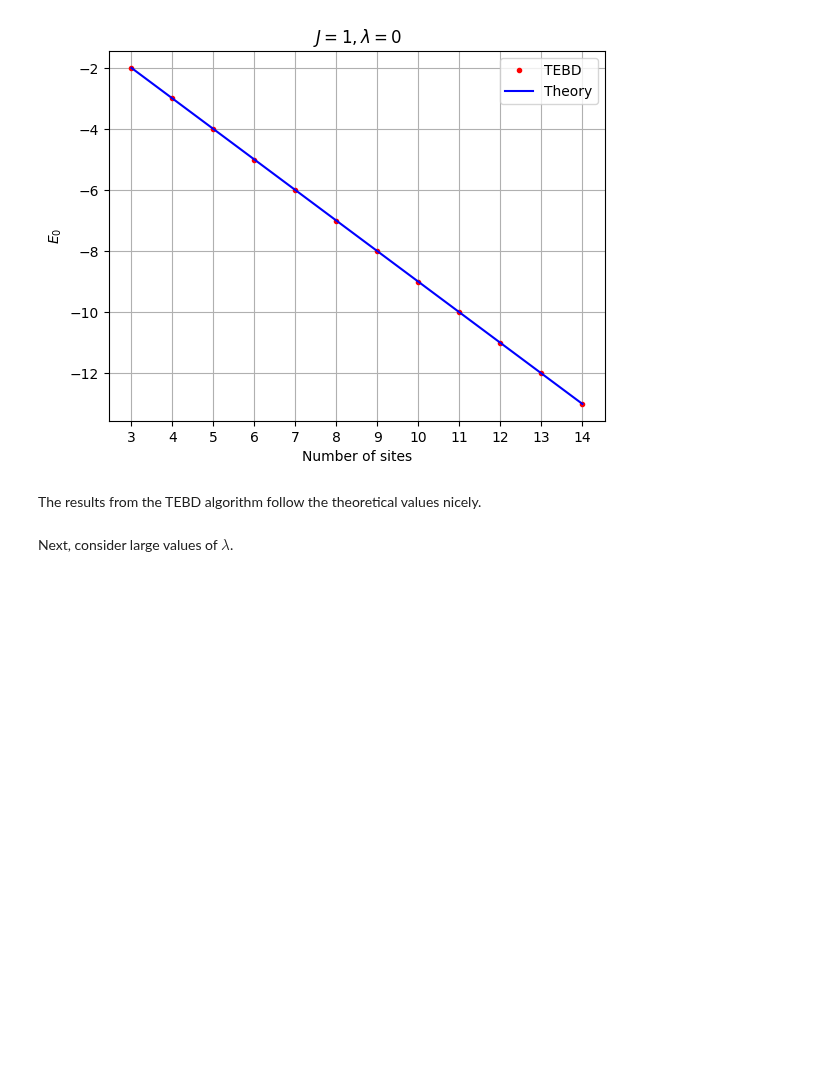
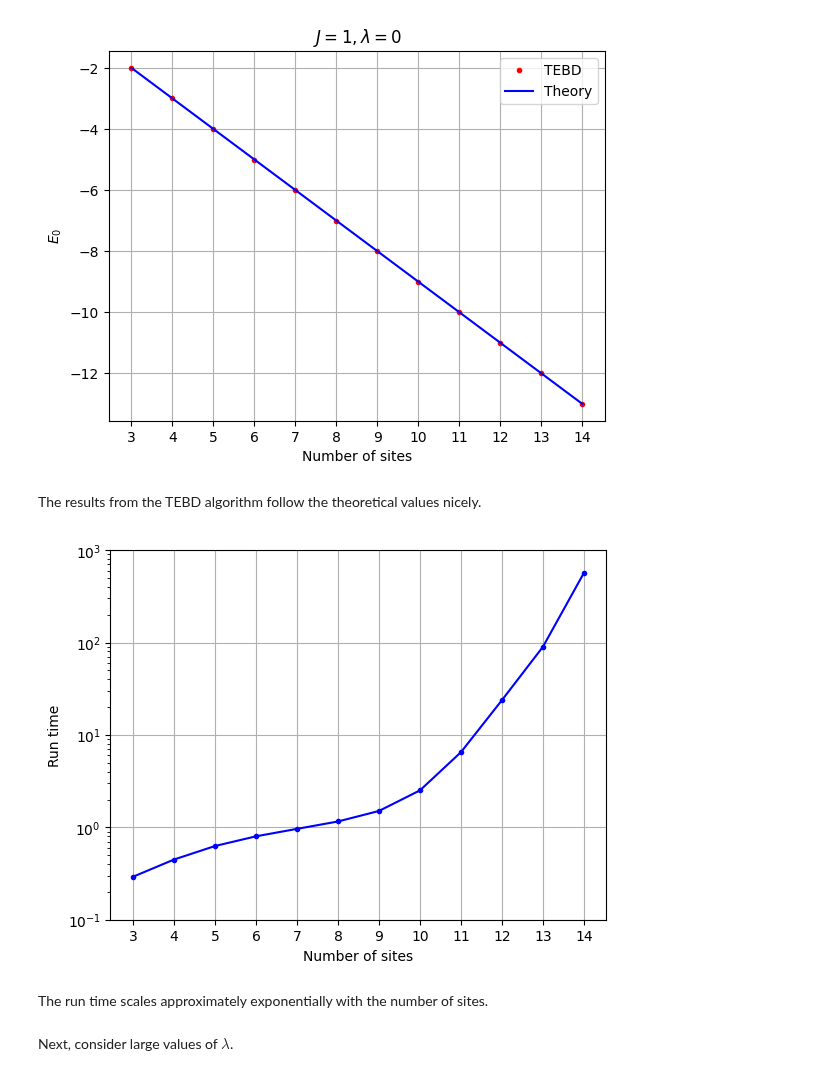
Before and after one commit to jchryssanthacopoulos/quantum_information, a Jupyter notebook: final_project/notebooks/ising_analysis.ipynb, the cells around one changed output. Cells and saved outputs as stored; diff of their text form; code cells hidden in the pictures; blank space fills up the shorter version.

```diff
--- a/final_project/notebooks/ising_analysis.ipynb
+++ b/final_project/notebooks/ising_analysis.ipynb
@@ -54,11 +56,14 @@ model_params = {}
 energies_theor = [-N + 1 for N in Ns]
 # %%
 energies_N = np.zeros(len(Ns))
+run_times_N = np.zeros(len(Ns))
 
 for i in tqdm(range(len(Ns))):
+    start = time.time()
     observables_at_midsteps = run_tebd(
         model_name, model_params, Ns[i], observables=observables, print_to_stdout=False
     )
+    run_times_N[i] = time.time() - start
     energies_N[i] = observables_at_midsteps['energy'][-1]
 # %%
 plt.plot(Ns, energies_N, 'ro', markersize=3, label="TEBD")
@@ -74,6 +79,19 @@ plt.savefig('../figures/energy_vs_N_lambda_0.png', bbox_inches='tight', dpi=300)
 [figure]
 # %% [markdown]
 The results from the TEBD algorithm follow the theoretical values nicely.
+# %%
+plt.plot(Ns, run_times_N, 'bo-', markersize=3)
+plt.xlabel("Number of sites")
+plt.ylabel("Run time")
+plt.xticks(Ns)
+plt.yscale("log")
+plt.grid()
+plt.ylim([0.1, 1000])
+plt.savefig('../figures/run_times_vs_N.png', bbox_inches='tight', dpi=300);
+# %% [output]
+[figure, added]
+# %% [markdown]
+The run time scales approximately exponentially with the number of sites.
 # %% [markdown]
 Next, consider large values of $\lambda$.
 # %%
```
Also changed, not shown: parts of 24 cells of this notebook, 10 other files.
